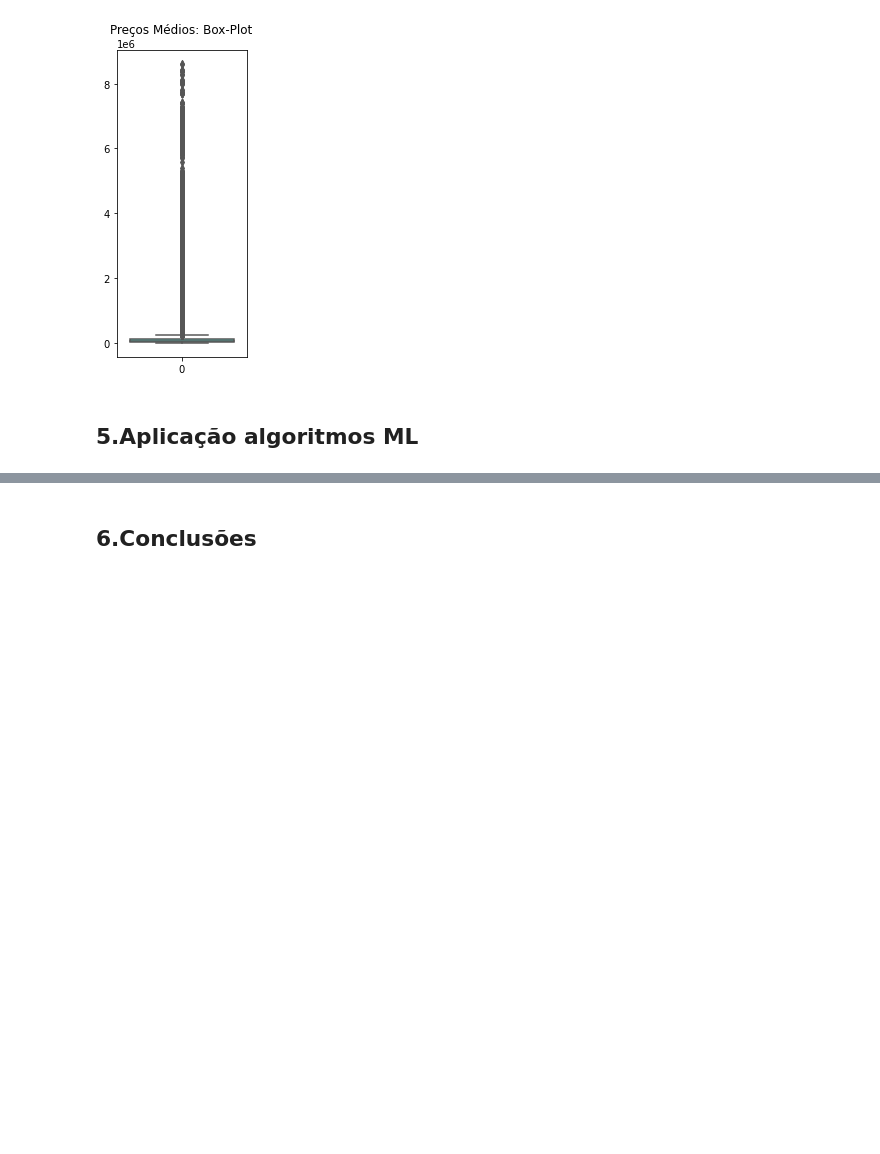
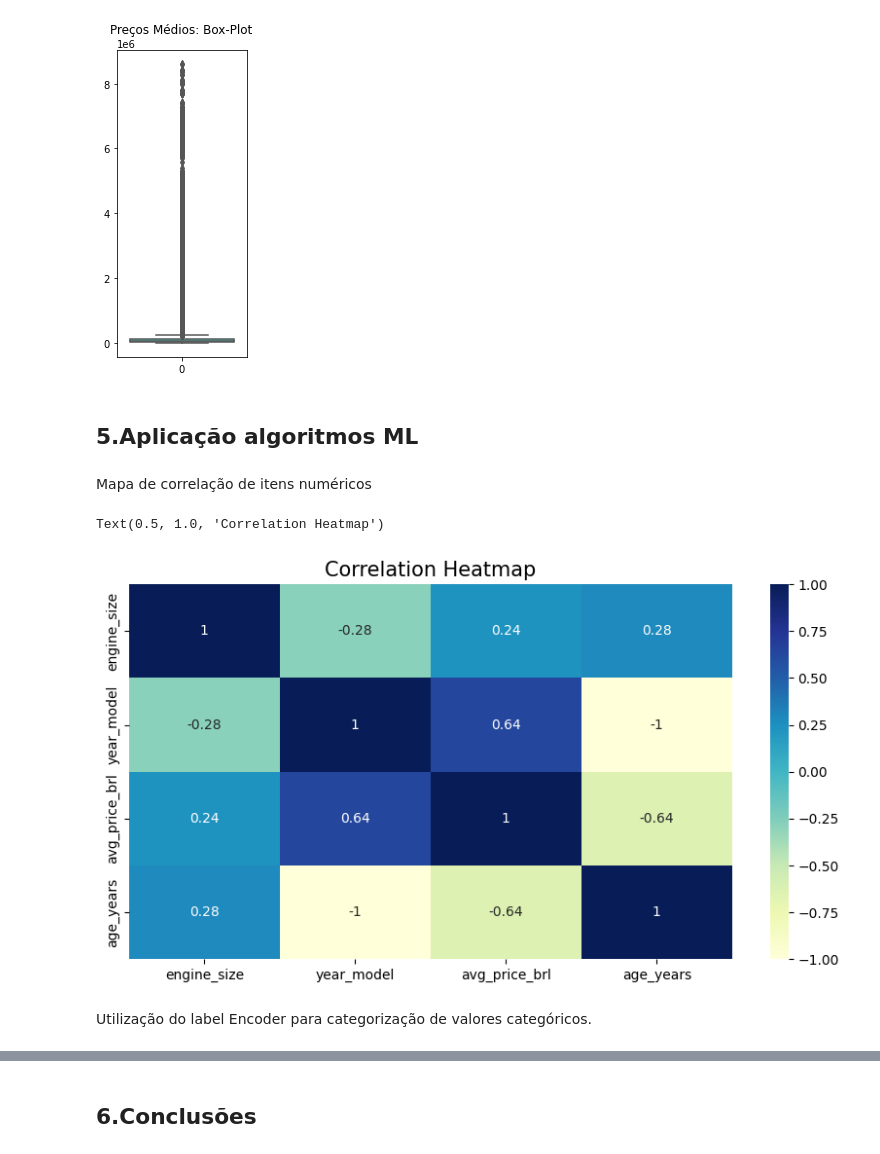
Before and after one commit to VitorFRodrigues/Coding_Tank_Material, a Jupyter notebook: Polo_Tech/Modulo_05/Projeto/Projeto_Mod05.ipynb, the cells around one changed output, grey strips where cells are left out. Saved outputs shown, nothing was run; the diff lists cells and outputs as text; code cells hidden in the pictures; blank space fills up the shorter version.

```diff
--- a/Polo_Tech/Modulo_05/Projeto/Projeto_Mod05.ipynb
+++ b/Polo_Tech/Modulo_05/Projeto/Projeto_Mod05.ipynb
@@ -165,3 +167,15 @@ sns.boxplot(dados.avg_price_brl, color="#40E0D0")
 [figure]
 # %% [markdown]
 ## 5.Aplicação algoritmos ML
+# %% [markdown]
+Mapa de correlação de itens numéricos
+# %%
+plt.figure(figsize=(10,5))
+corr = dados_limpos.corr(method='pearson').round(4)
+sns.heatmap(corr, annot=True, cmap="YlGnBu")
+plt.title("Correlation Heatmap", fontdict={'fontsize':15})
+# %% [output]
+Text(0.5, 1.0, 'Correlation Heatmap')
+[figure, added]
+# %% [markdown]
+Utilização do label Encoder para categorização de valores categóricos.
```
Also changed, not shown: parts of 26 cells of this notebook.
